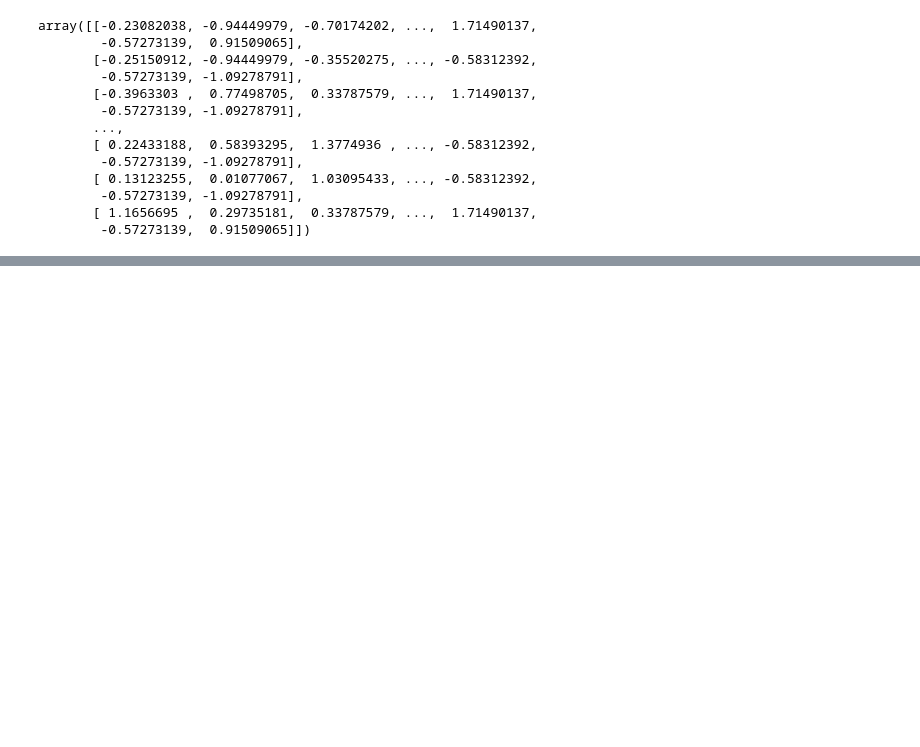
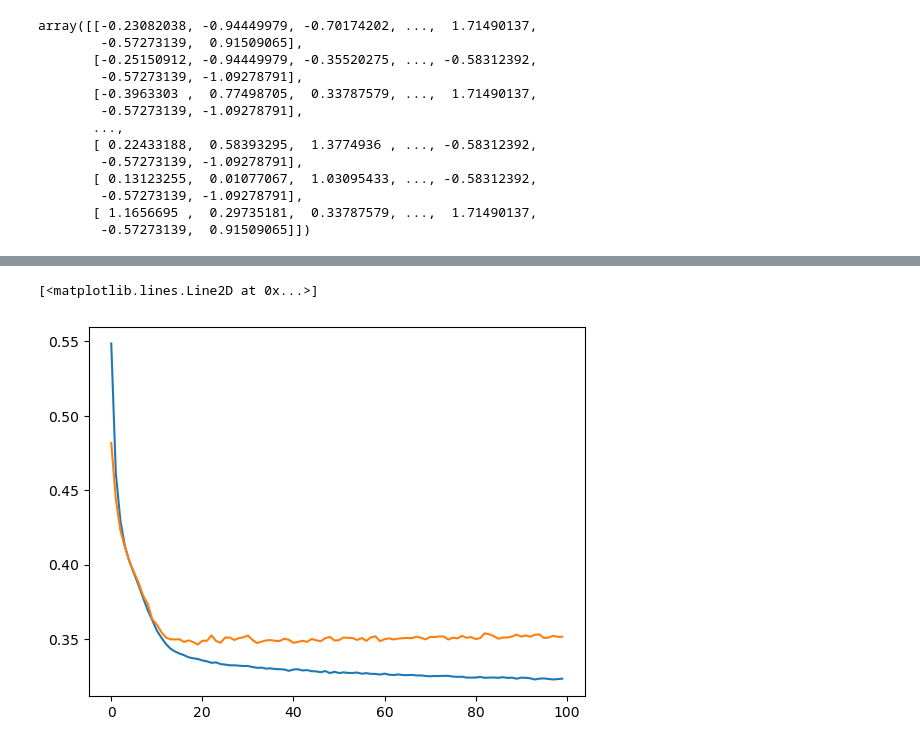
Before and after one commit to sanjogbhalla16/DL-CampusX, a Jupyter notebook: Day5-Credit-Card-Churn-Prediction-ANN-CampusX.ipynb, the cells around one changed output, grey strips where cells are left out. Cells and saved outputs as stored; diff of their text form; code cells hidden in the pictures; blank space fills up the shorter version.

Commit message:
Also learned about loss and val loss and overfitting

```diff
--- a/Day5-Credit-Card-Churn-Prediction-ANN-CampusX.ipynb
+++ b/Day5-Credit-Card-Churn-Prediction-ANN-CampusX.ipynb
@@ -318,0 +341,6 @@ array([[0.08481985],
+# %%
+plt.plot(history.history['loss'])
+plt.plot(history.history['val_loss']) # the gap between training and validation loss tells us about overfitting
+# %% [output]
+[<matplotlib.lines.Line2D at 0x...>]
+[figure, added]
```
Also changed, not shown: parts of 14 cells of this notebook.
